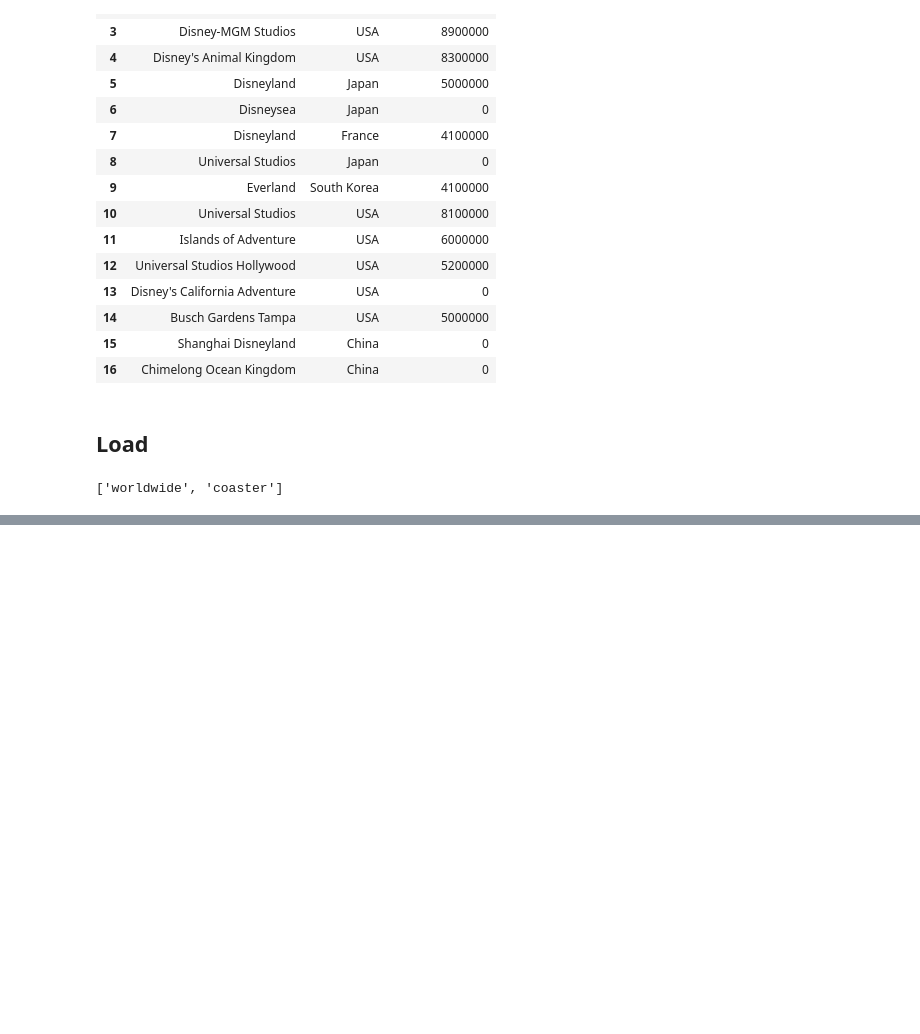
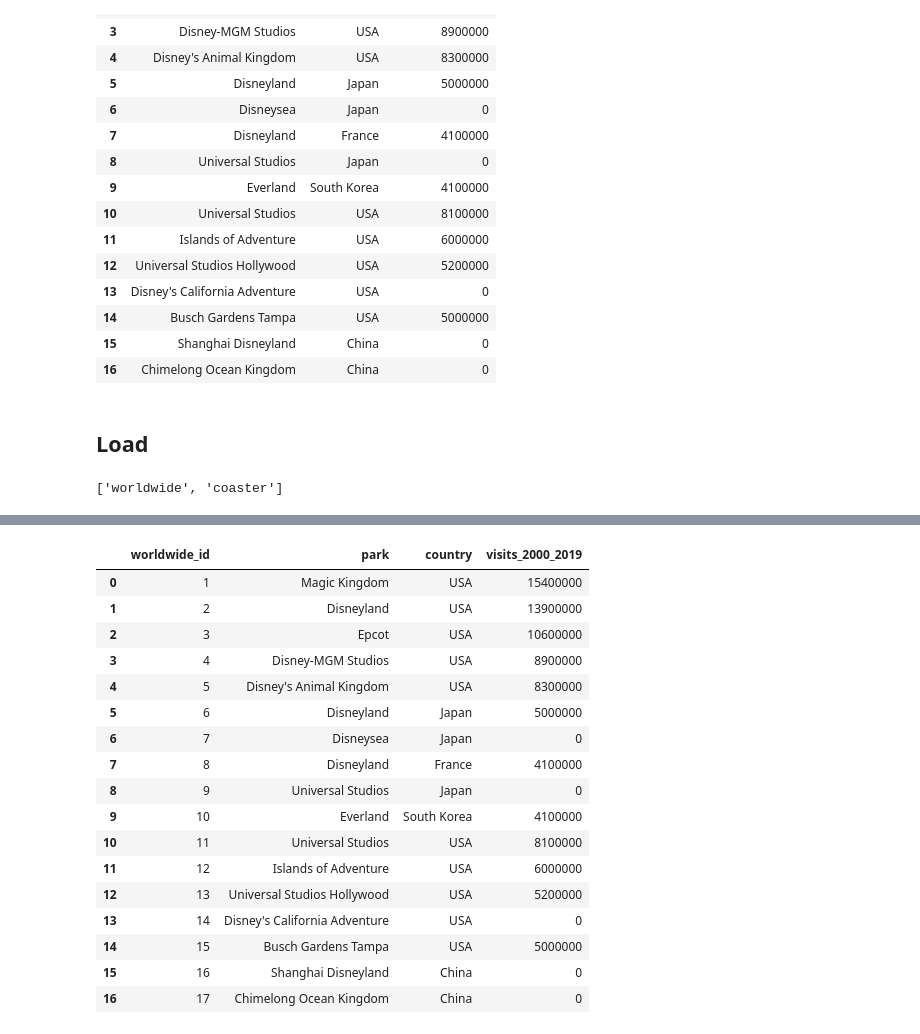
Before and after one commit to pammeyer80/ETL_RollerCoaster, a Jupyter notebook: Roller Coaster ETL.ipynb, the cells around one changed output, grey strips where cells are left out. Saved outputs shown, nothing was run; the diff lists cells and outputs as text; code cells hidden in the pictures; blank space fills up the shorter version.

```diff
--- a/Roller Coaster ETL.ipynb
+++ b/Roller Coaster ETL.ipynb
@@ -109,0 +129,22 @@ clean_park_df.to_sql(name='worldwide', con=engine, if_exists='append', index=Fal
+# %%
+#Verify data was loaded into worldwide table
+pd.read_sql_query('select * from worldwide', con=engine)
+# %% [output]
+|  | worldwide_id | park | country | visits_2000_2019 |
+| 0 | 1 | Magic Kingdom | USA | 15400000 |
+| 1 | 2 | Disneyland | USA | 13900000 |
+| 2 | 3 | Epcot | USA | 10600000 |
+| 3 | 4 | Disney-MGM Studios | USA | 8900000 |
+| 4 | 5 | Disney's Animal Kingdom | USA | 8300000 |
+| 5 | 6 | Disneyland | Japan | 5000000 |
+| 6 | 7 | Disneysea | Japan | 0 |
+| 7 | 8 | Disneyland | France | 4100000 |
+| 8 | 9 | Universal Studios | Japan | 0 |
+| 9 | 10 | Everland | South Korea | 4100000 |
+| 10 | 11 | Universal Studios | USA | 8100000 |
+| 11 | 12 | Islands of Adventure | USA | 6000000 |
+| 12 | 13 | Universal Studios Hollywood | USA | 5200000 |
+| 13 | 14 | Disney's California Adventure | USA | 0 |
+| 14 | 15 | Busch Gardens Tampa | USA | 5000000 |
+| 15 | 16 | Shanghai Disneyland | China | 0 |
+| 16 | 17 | Chimelong Ocean Kingdom | China | 0 |
```
Also changed, not shown: parts of 3 cells of this notebook.
